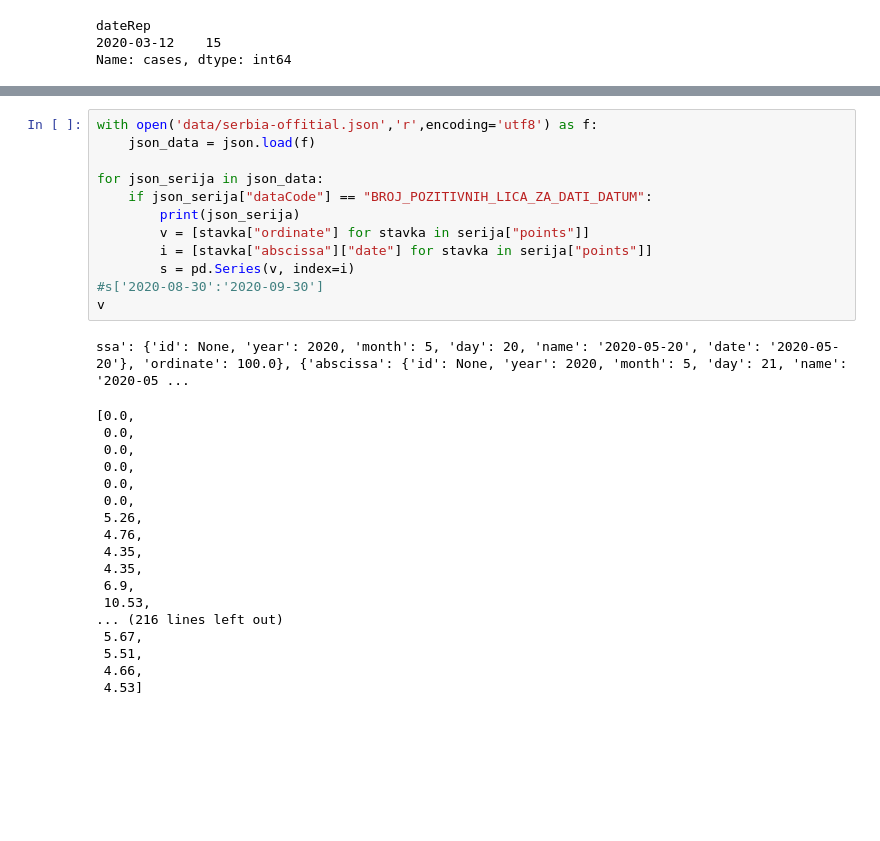
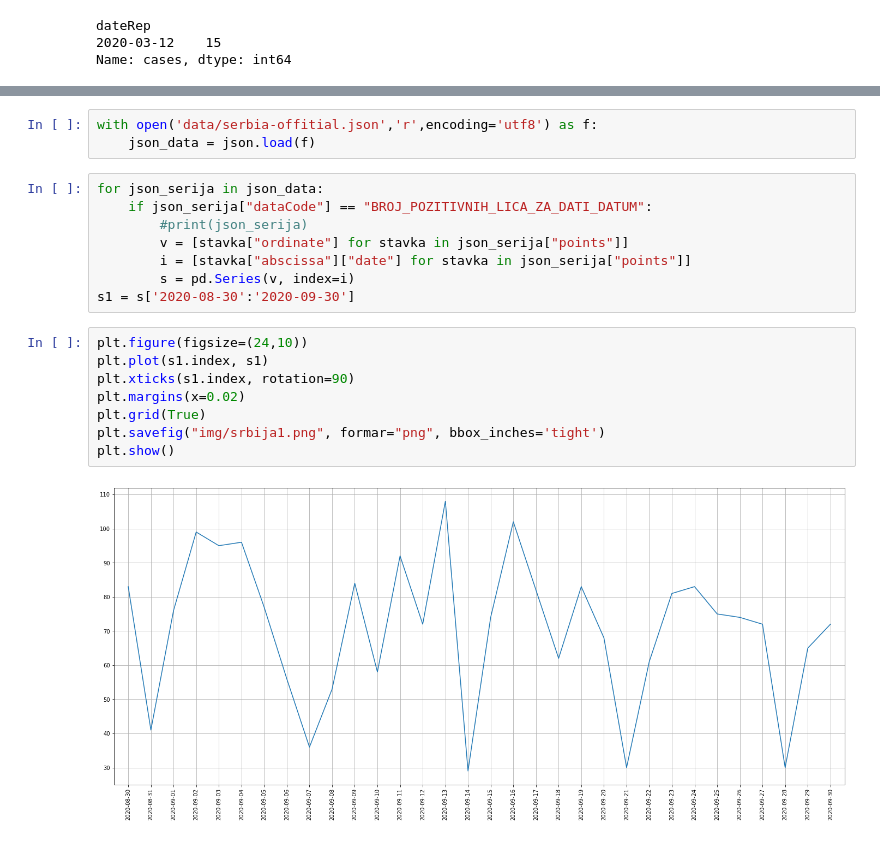
Before and after one commit to Petlja/epidemija-racunanja, a Jupyter notebook: covid-analize.ipynb, the cells around one changed output, grey strips where cells are left out. Cells and saved outputs as stored; diff of their text form; blank space fills up the shorter version.

```diff
--- a/covid-analize.ipynb
+++ b/covid-analize.ipynb
@@ -77,34 +95,24 @@ plt.savefig("rusija1slog2.png", formar="png", bbox_inches='tight')
 plt.show()
 # %% [output]
 [figure]
+# %%
+with open('data/serbia-offitial.json','r',encoding='utf8') as f:
+    json_data = json.load(f)
 # %%
-with open('data/serbia-offitial.json','r',encoding='utf8') as f:
-    json_data = json.load(f)
-
 for json_serija in json_data:
     if json_serija["dataCode"] == "BROJ_POZITIVNIH_LICA_ZA_DATI_DATUM":
-        print(json_serija)
-        v = [stavka["ordinate"] for stavka in serija["points"]]
-        i = [stavka["abscissa"]["date"] for stavka in serija["points"]]
+        #print(json_serija)
+        v = [stavka["ordinate"] for stavka in json_serija["points"]]
+        i = [stavka["abscissa"]["date"] for stavka in json_serija["points"]]
         s = pd.Series(v, index=i)
-#s['2020-08-30':'2020-09-30']
-v
+s1 = s['2020-08-30':'2020-09-30']
-# %% [output]
-ssa': {'id': None, 'year': 2020, 'month': 5, 'day': 20, 'name': '2020-05-20', 'date': '2020-05-20'}, 'ordinate': 100.0}, {'abscissa': {'id': None, 'year': 2020, 'month': 5, 'day': 21, 'name': '2020-05 ...
-[0.0,
- 0.0,
- 0.0,
- 0.0,
- 0.0,
- 0.0,
- 5.26,
- 4.76,
- 4.35,
- 4.35,
- 6.9,
- 10.53,
-... (216 lines left out)
- 5.67,
- 5.51,
- 4.66,
- 4.53]
+# %%
+plt.figure(figsize=(24,10))
+plt.plot(s1.index, s1)
+plt.xticks(s1.index, rotation=90)
+plt.margins(x=0.02)
+plt.grid(True)
+plt.savefig("img/srbija1.png", formar="png", bbox_inches='tight')
+plt.show()
+# %% [output]
+[figure, added]
```
Also changed, not shown: parts of 9 cells of this notebook, 14 other files.
